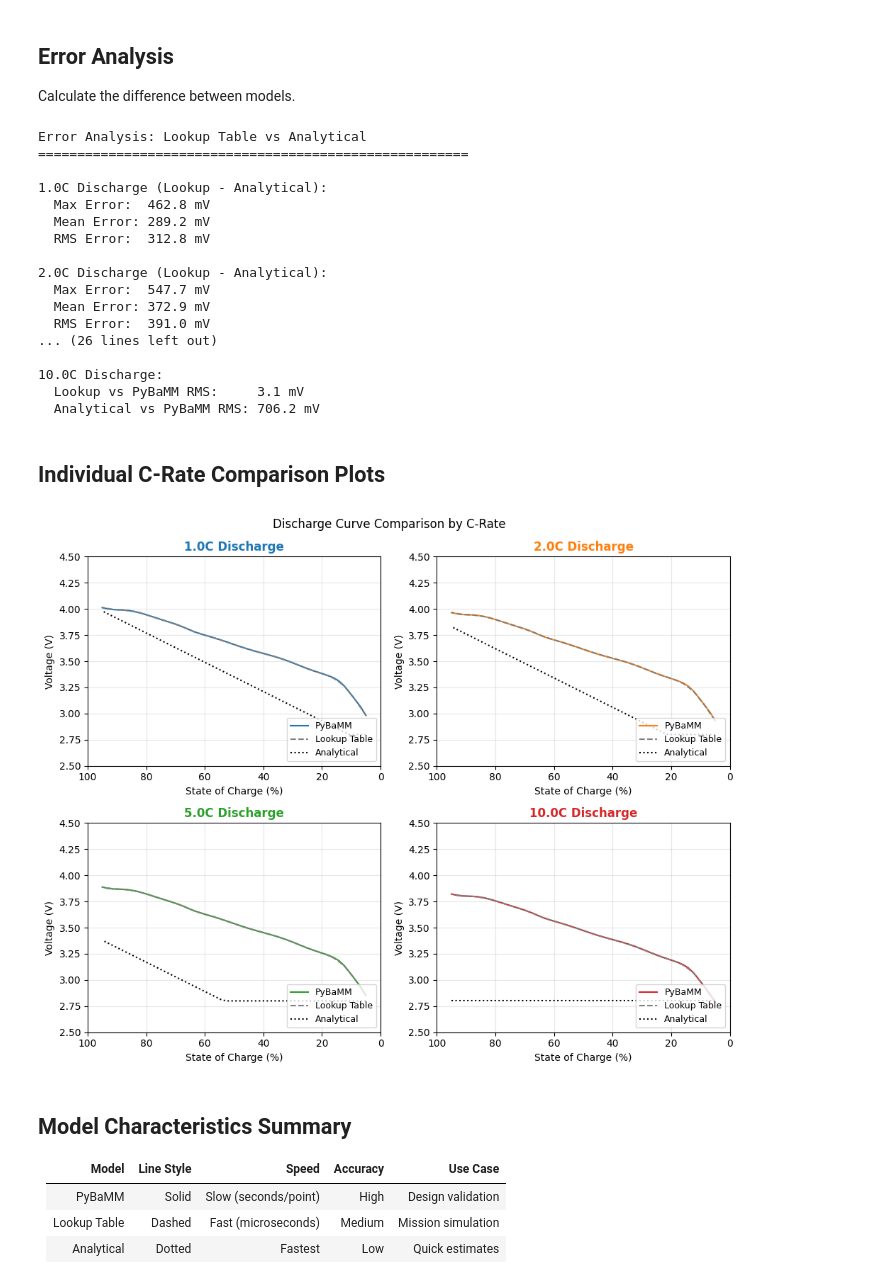
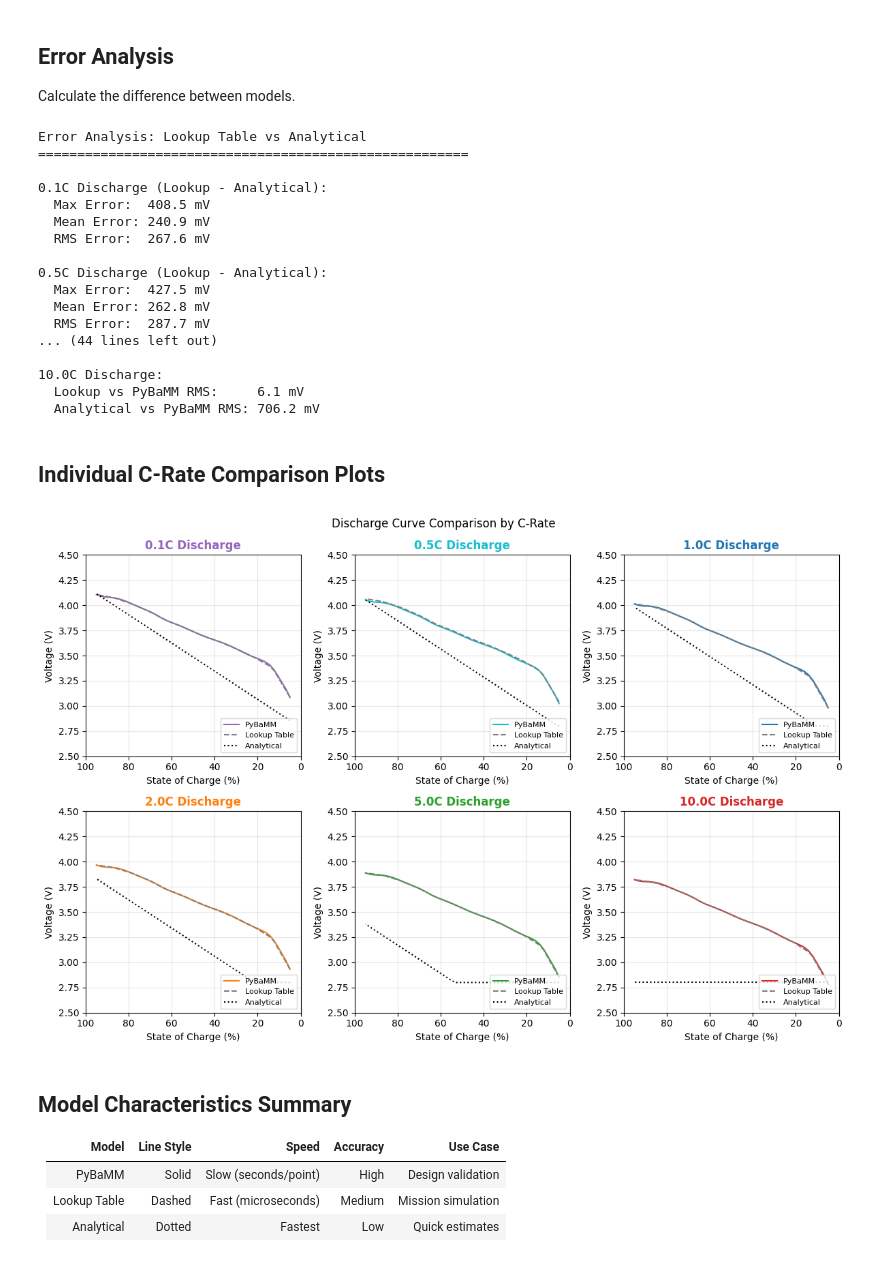
Before and after one commit to matuscvengros/evtol-tools, a Jupyter notebook: examples/discharge_curve_comparison.ipynb, the cells around one changed output. Cells and saved outputs as stored; diff of their text form; code cells hidden in the pictures.

Commit message:
Update to lookup tables

```diff
--- a/examples/discharge_curve_comparison.ipynb
+++ b/examples/discharge_curve_comparison.ipynb
@@ -39,13 +39,15 @@ PyBaMM version 25.12.1 is available
 Define the C-rates and SoC range for our comparison.
 # %%
 # C-rates to compare
-C_RATES = [1.0, 2.0, 5.0, 10.0]
+C_RATES = [0.1, 0.5, 1.0, 2.0, 5.0, 10.0]
 
 # SoC range (5% to 95%)
 soc_points = np.linspace(0.05, 0.95, 50)
 
 # Colors for each C-rate
 COLORS = {
+    0.1: '#9467bd',   # Purple
+    0.5: '#17becf',   # Cyan
     1.0: '#1f77b4',   # Blue
     2.0: '#ff7f0e',   # Orange
     5.0: '#2ca02c',   # Green
@@ -194,11 +198,11 @@ for c_rate in C_RATES:
     ax.plot(soc_points * 100, lookup_curves[c_rate], '--', color=color)
     ax.plot(soc_points * 100, analytical_curves[c_rate], ':', color=color)
 
-# C-rate labels at the left side (high SoC end, which is now on the left)
+# C-rate labels at the left side (high SoC end)
 for c_rate in C_RATES:
     color = COLORS[c_rate]
     y_pos = lookup_curves[c_rate][-1]  # Value at high SoC
-    ax.annotate(f'{c_rate}C', xy=(97, y_pos), fontsize=10,
+    ax.annotate(f'{c_rate}C', xy=(97, y_pos), fontsize=9,
                 color=color, fontweight='bold', va='center')
 
 ax.set_xlabel('State of Charge (%)')
@@ -248,48 +252,48 @@ if PYBAMM_AVAILABLE:
 Error Analysis: Lookup Table vs Analytical
 =======================================================
 
-1.0C Discharge (Lookup - Analytical):
-  Max Error:  462.8 mV
-  Mean Error: 289.2 mV
-  RMS Error:  312.8 mV
+0.1C Discharge (Lookup - Analytical):
+  Max Error:  408.5 mV
+  Mean Error: 240.9 mV
+  RMS Error:  267.6 mV
 
-2.0C Discharge (Lookup - Analytical):
-  Max Error:  547.7 mV
-  Mean Error: 372.9 mV
-  RMS Error:  391.0 mV
-... (26 lines left out)
+0.5C Discharge (Lookup - Analytical):
+  Max Error:  427.5 mV
+  Mean Error: 262.8 mV
+  RMS Error:  287.7 mV
+... (44 lines left out)
 
 10.0C Discharge:
-  Lookup vs PyBaMM RMS:     3.1 mV
+  Lookup vs PyBaMM RMS:     6.1 mV
   Analytical vs PyBaMM RMS: 706.2 mV
 # %% [markdown]
 ## Individual C-Rate Comparison Plots
 # %%
-fig, axes = plt.subplots(2, 2, figsize=(10, 8))
+fig, axes = plt.subplots(2, 3, figsize=(12, 8))
 axes = axes.flatten()
 
 for idx, c_rate in enumerate(C_RATES):
     ax = axes[idx]
     color = COLORS[c_rate]
 
     if c_rate in pybamm_curves:
         ax.plot(soc_points * 100, pybamm_curves[c_rate], '-', color=color, label='PyBaMM')
     ax.plot(soc_points * 100, lookup_curves[c_rate], '--', color='gray', label='Lookup Table')
     ax.plot(soc_points * 100, analytical_curves[c_rate], ':', color='black', label='Analytical')
 
     ax.set_xlabel('State of Charge (%)')
     ax.set_ylabel('Voltage (V)')
     ax.set_title(f'{c_rate}C Discharge', fontweight='bold', color=color)
     ax.set_xlim(100, 0)  # Reversed
     ax.set_ylim(2.5, 4.5)
     ax.grid(True, alpha=0.3)
-    ax.legend(loc='lower right', fontsize=9)
+    ax.legend(loc='lower right', fontsize=8)
 
 plt.suptitle('Discharge Curve Comparison by C-Rate', fontsize=12)
 plt.tight_layout()
 plt.show()
 # %% [output]
-[figure, old version]
+[figure, new version]
 # %% [markdown]
 ## Model Characteristics Summary
 
```
Also changed, not shown: parts of 6 cells of this notebook, 5 other files.
